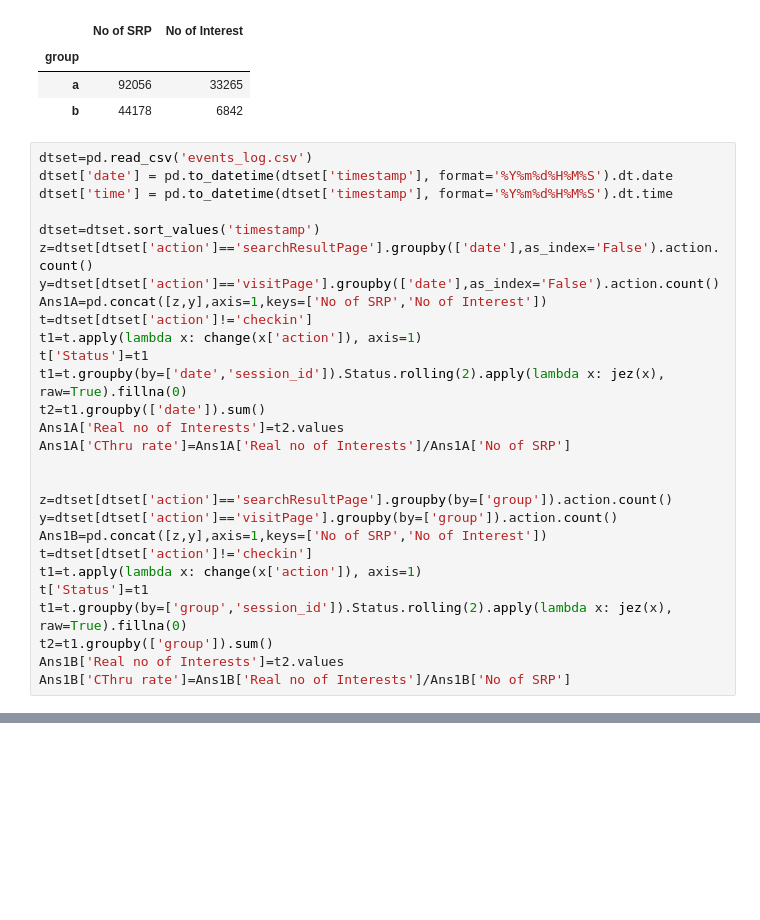
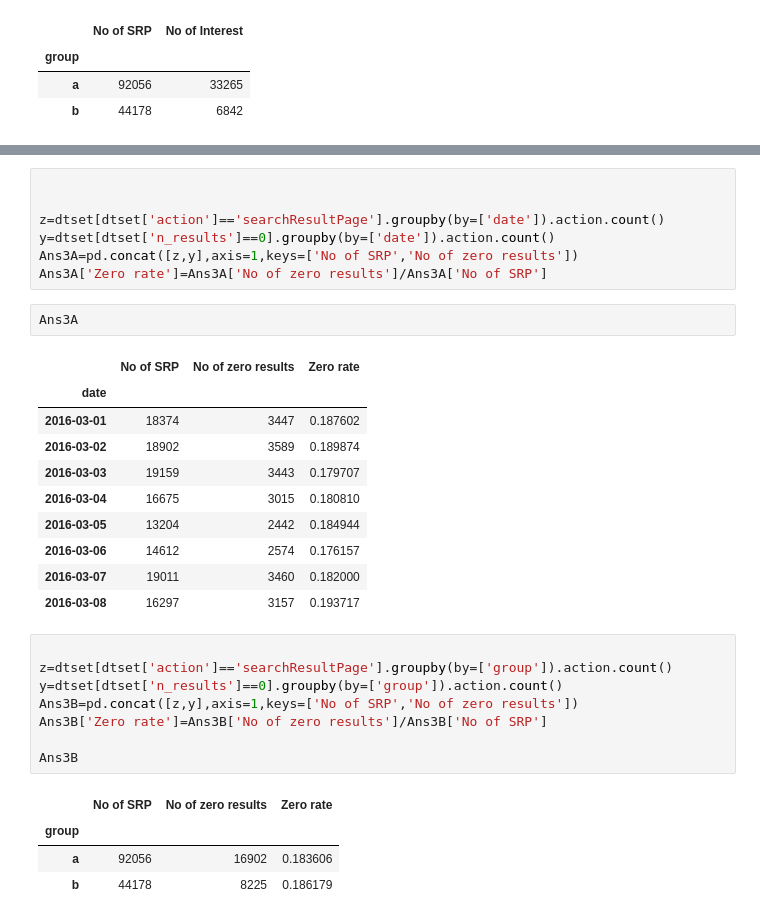
Before and after one commit to satish-kumar-pradhan/wikimedia--Discovery-Hiring-Analyst-2016, a Jupyter notebook: Wikimedia Analysis.ipynb, the cells around one changed output, grey strips where cells are left out. Saved outputs shown, nothing was run; the diff lists cells and outputs as text; blank space fills up the shorter version.

```diff
--- a/Wikimedia Analysis.ipynb
+++ b/Wikimedia Analysis.ipynb
@@ -191,31 +191,3 @@ Ans1B
 | group |  |  |
 | a | 92056 | 33265 |
 | b | 44178 | 6842 |
-# %%
-dtset=pd.read_csv('events_log.csv')
-dtset['date'] = pd.to_datetime(dtset['timestamp'], format='%Y%m%d%H%M%S').dt.date
-dtset['time'] = pd.to_datetime(dtset['timestamp'], format='%Y%m%d%H%M%S').dt.time
-
-dtset=dtset.sort_values('timestamp')
-z=dtset[dtset['action']=='searchResultPage'].groupby(['date'],as_index='False').action.count()
-y=dtset[dtset['action']=='visitPage'].groupby(['date'],as_index='False').action.count()
-Ans1A=pd.concat([z,y],axis=1,keys=['No of SRP','No of Interest'])
-t=dtset[dtset['action']!='checkin']
-t1=t.apply(lambda x: change(x['action']), axis=1)
-t['Status']=t1
-t1=t.groupby(by=['date','session_id']).Status.rolling(2).apply(lambda x: jez(x), raw=True).fillna(0)
-t2=t1.groupby(['date']).sum()
-Ans1A['Real no of Interests']=t2.values
-Ans1A['CThru rate']=Ans1A['Real no of Interests']/Ans1A['No of SRP']
-
-
-z=dtset[dtset['action']=='searchResultPage'].groupby(by=['group']).action.count()
-y=dtset[dtset['action']=='visitPage'].groupby(by=['group']).action.count()
-Ans1B=pd.concat([z,y],axis=1,keys=['No of SRP','No of Interest'])
-t=dtset[dtset['action']!='checkin']
-t1=t.apply(lambda x: change(x['action']), axis=1)
-t['Status']=t1
-t1=t.groupby(by=['group','session_id']).Status.rolling(2).apply(lambda x: jez(x), raw=True).fillna(0)
-t2=t1.groupby(['group']).sum()
-Ans1B['Real no of Interests']=t2.values
-Ans1B['CThru rate']=Ans1B['Real no of Interests']/Ans1B['No of SRP']
@@ -272,0 +194,33 @@ print(f"{z1['timeelapsed'].max()}")
+# %%
+
+
+z=dtset[dtset['action']=='searchResultPage'].groupby(by=['date']).action.count()
+y=dtset[dtset['n_results']==0].groupby(by=['date']).action.count()
+Ans3A=pd.concat([z,y],axis=1,keys=['No of SRP','No of zero results'])
+Ans3A['Zero rate']=Ans3A['No of zero results']/Ans3A['No of SRP']
+# %%
+Ans3A
+# %% [output]
+|  | No of SRP | No of zero results | Zero rate |
+| date |  |  |  |
+| 2016-03-01 | 18374 | 3447 | 0.187602 |
+| 2016-03-02 | 18902 | 3589 | 0.189874 |
+| 2016-03-03 | 19159 | 3443 | 0.179707 |
+| 2016-03-04 | 16675 | 3015 | 0.180810 |
+| 2016-03-05 | 13204 | 2442 | 0.184944 |
+| 2016-03-06 | 14612 | 2574 | 0.176157 |
+| 2016-03-07 | 19011 | 3460 | 0.182000 |
+| 2016-03-08 | 16297 | 3157 | 0.193717 |
+# %%
+
+z=dtset[dtset['action']=='searchResultPage'].groupby(by=['group']).action.count()
+y=dtset[dtset['n_results']==0].groupby(by=['group']).action.count()
+Ans3B=pd.concat([z,y],axis=1,keys=['No of SRP','No of zero results'])
+Ans3B['Zero rate']=Ans3B['No of zero results']/Ans3B['No of SRP']
+
+Ans3B
+# %% [output]
+|  | No of SRP | No of zero results | Zero rate |
+| group |  |  |  |
+| a | 92056 | 16902 | 0.183606 |
+| b | 44178 | 8225 | 0.186179 |
```
Also changed, not shown: parts of 5 cells of this notebook.
